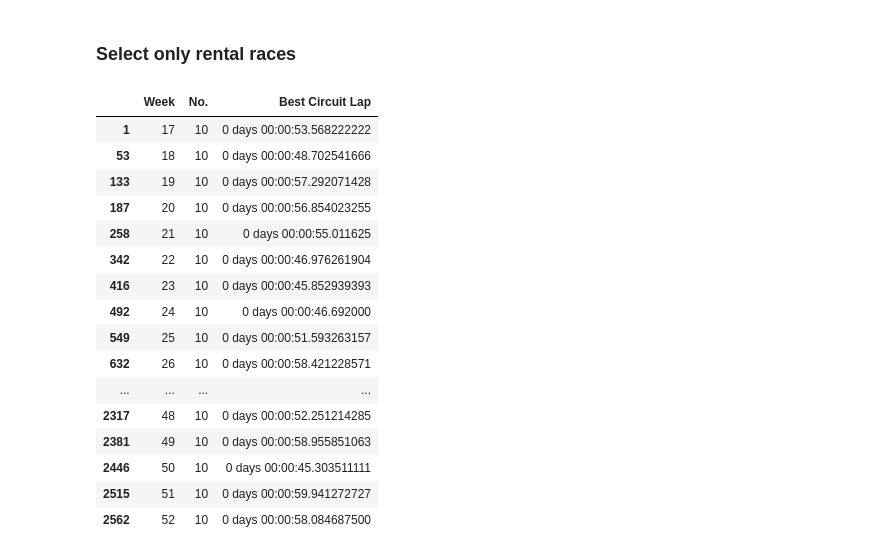
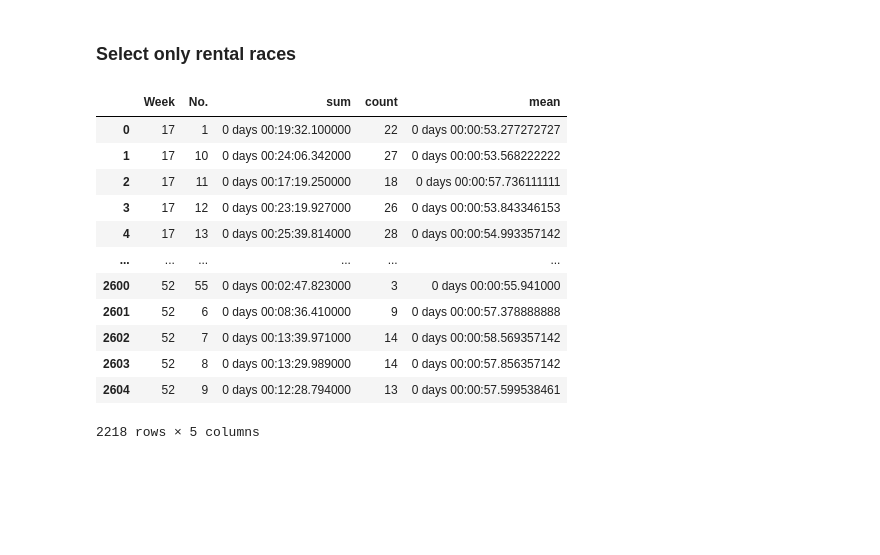
Before and after one commit to paulobueno/kart-scraping-analysis, a Jupyter notebook: Analysis/Kart-Analysis.ipynb, the cells around one changed output. Saved outputs shown, nothing was run; the diff lists cells and outputs as text; code cells hidden in the pictures; blank space fills up the shorter version.

```diff
--- a/Analysis/Kart-Analysis.ipynb
+++ b/Analysis/Kart-Analysis.ipynb
@@ -39,20 +37,0 @@ group_data = clean_data.groupby(['Week','No.'])['Best Circuit Lap'].mean(numeric
-# %%
-group_data.loc[group_data['No.']=='10']
-# %% [output]
-|  | Week | No. | Best Circuit Lap |
-| 1 | 17 | 10 | 0 days 00:00:53.568222222 |
-| 53 | 18 | 10 | 0 days 00:00:48.702541666 |
-| 133 | 19 | 10 | 0 days 00:00:57.292071428 |
-| 187 | 20 | 10 | 0 days 00:00:56.854023255 |
-| 258 | 21 | 10 | 0 days 00:00:55.011625 |
-| 342 | 22 | 10 | 0 days 00:00:46.976261904 |
-| 416 | 23 | 10 | 0 days 00:00:45.852939393 |
-| 492 | 24 | 10 | 0 days 00:00:46.692000 |
-| 549 | 25 | 10 | 0 days 00:00:51.593263157 |
-| 632 | 26 | 10 | 0 days 00:00:58.421228571 |
-| ... | ... | ... | ... |
-| 2317 | 48 | 10 | 0 days 00:00:52.251214285 |
-| 2381 | 49 | 10 | 0 days 00:00:58.955851063 |
-| 2446 | 50 | 10 | 0 days 00:00:45.303511111 |
-| 2515 | 51 | 10 | 0 days 00:00:59.941272727 |
-| 2562 | 52 | 10 | 0 days 00:00:58.084687500 |
@@ -58,0 +42,17 @@ group_data.loc[group_data['No.']=='10']
+# %%
+filtered = group_data.loc[group_data['count']>1]
+filtered
+# %% [output]
+|  | Week | No. | sum | count | mean |
+| 0 | 17 | 1 | 0 days 00:19:32.100000 | 22 | 0 days 00:00:53.277272727 |
+| 1 | 17 | 10 | 0 days 00:24:06.342000 | 27 | 0 days 00:00:53.568222222 |
+| 2 | 17 | 11 | 0 days 00:17:19.250000 | 18 | 0 days 00:00:57.736111111 |
+| 3 | 17 | 12 | 0 days 00:23:19.927000 | 26 | 0 days 00:00:53.843346153 |
+| 4 | 17 | 13 | 0 days 00:25:39.814000 | 28 | 0 days 00:00:54.993357142 |
+| ... | ... | ... | ... | ... | ... |
+| 2600 | 52 | 55 | 0 days 00:02:47.823000 | 3 | 0 days 00:00:55.941000 |
+| 2601 | 52 | 6 | 0 days 00:08:36.410000 | 9 | 0 days 00:00:57.378888888 |
+| 2602 | 52 | 7 | 0 days 00:13:39.971000 | 14 | 0 days 00:00:58.569357142 |
+| 2603 | 52 | 8 | 0 days 00:13:29.989000 | 14 | 0 days 00:00:57.856357142 |
+| 2604 | 52 | 9 | 0 days 00:12:28.794000 | 13 | 0 days 00:00:57.599538461 |
+2218 rows × 5 columns
```
Also changed, not shown: parts of 5 cells of this notebook.
